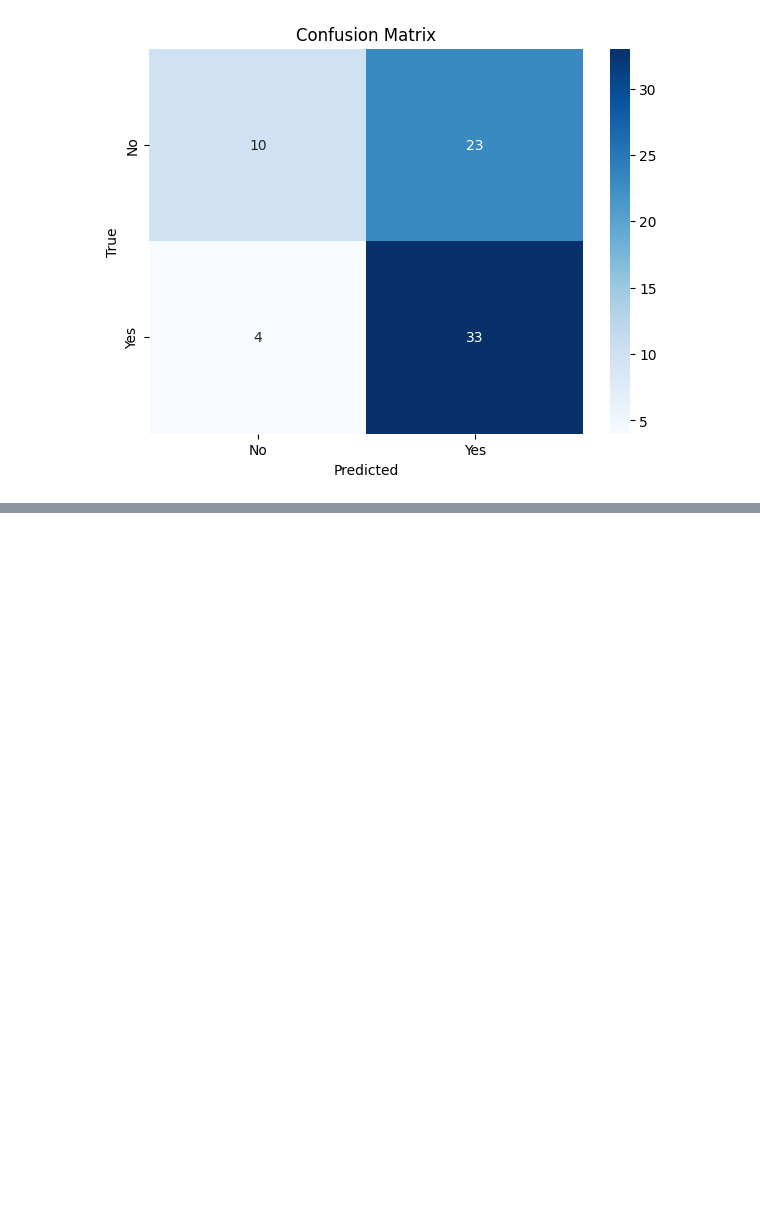
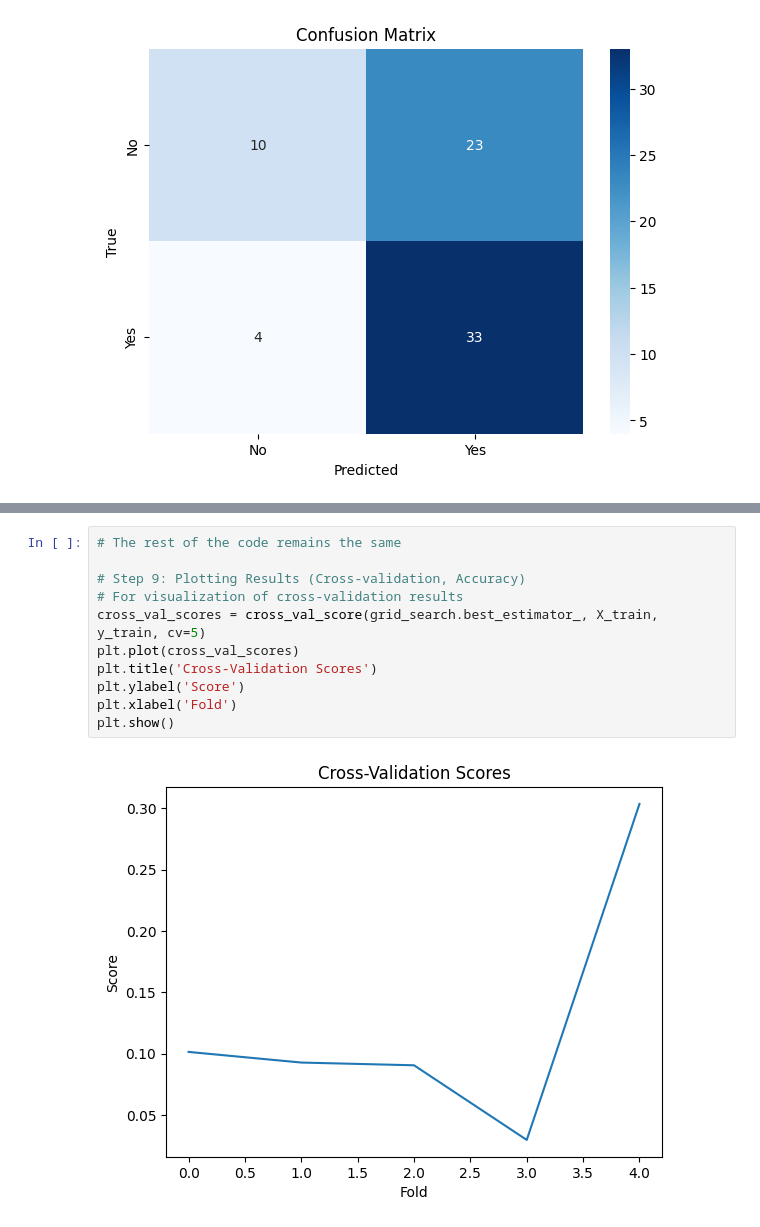
Before and after one commit to labibazad191/IELTS_SEEKERS, a Jupyter notebook: IELTSSEEKERS.ipynb, the cells around one changed output, grey strips where cells are left out. Cells and saved outputs as stored; diff of their text form; blank space fills up the shorter version.

```diff
--- a/IELTSSEEKERS.ipynb
+++ b/IELTSSEEKERS.ipynb
@@ -193,0 +230,13 @@ joblib.dump(grid_search.best_estimator_, 'svm_model_lexical_resource.pkl')
+# %%
+# The rest of the code remains the same
+
+# Step 9: Plotting Results (Cross-validation, Accuracy)
+# For visualization of cross-validation results
+cross_val_scores = cross_val_score(grid_search.best_estimator_, X_train, y_train, cv=5)
+plt.plot(cross_val_scores)
+plt.title('Cross-Validation Scores')
+plt.ylabel('Score')
+plt.xlabel('Fold')
+plt.show()
+# %% [output]
+[figure, added]
```
Also changed, not shown: parts of 10 cells of this notebook.
